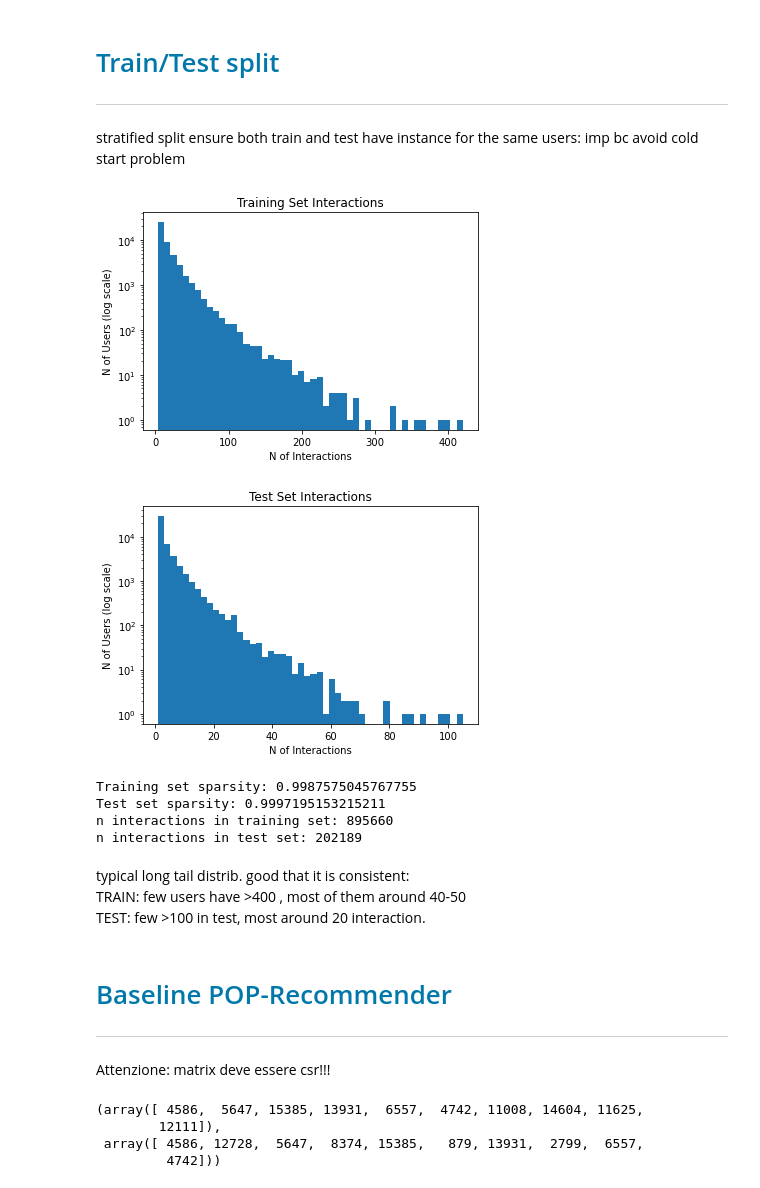
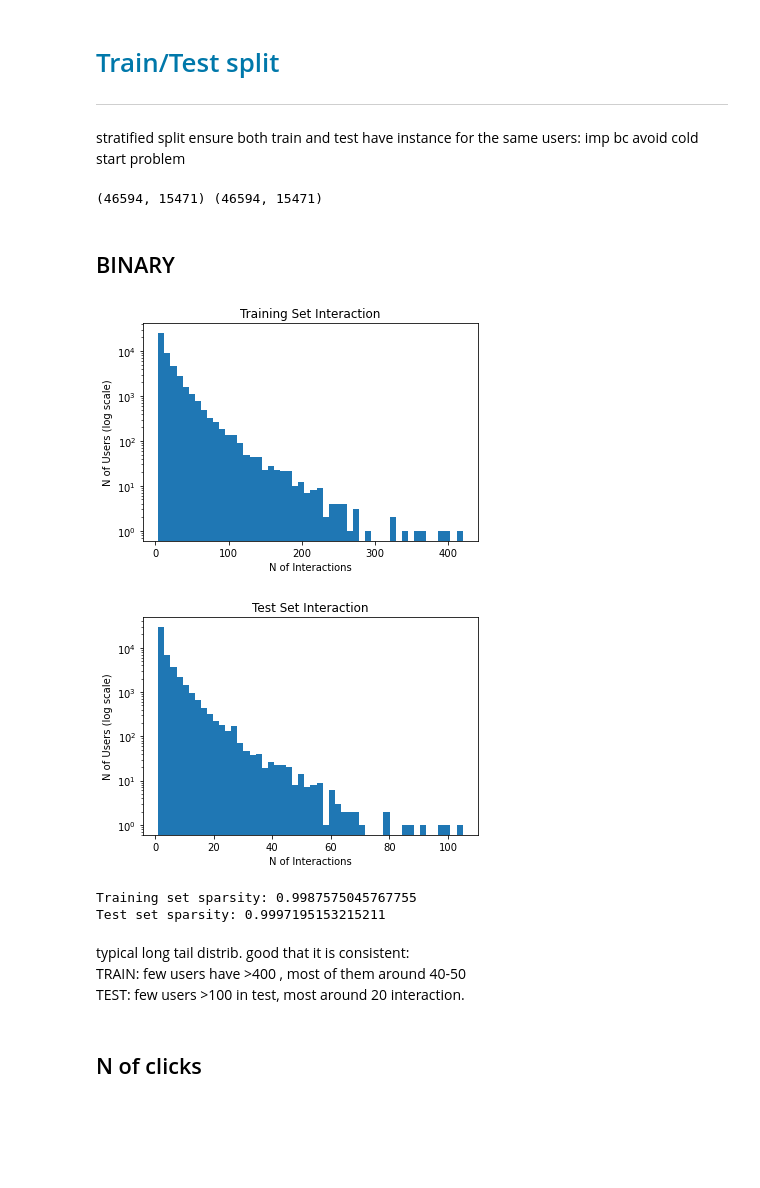
Before and after one commit to BianchiGiulia/Portfolio, a Jupyter notebook: News_Recommendation_System/collab_filt.ipynb, the cells around one changed output. Cells and saved outputs as stored; diff of their text form; code cells hidden in the pictures; blank space fills up the shorter version.

```diff
--- a/News_Recommendation_System/collab_filt.ipynb
+++ b/News_Recommendation_System/collab_filt.ipynb
@@ -77,4 +104,3 @@ print(behavior.shape)#--->(156965, 5)
 # %%
 #initialize interaction matrix shape (users, news)
-interaction_matrix_small = pd.DataFrame(0, index=behavior['User ID'].unique(), columns=news['News ID'].unique())
-print(interaction_matrix_small.shape) #--->(50000, 51282)
+interaction_matrix_small = pd.DataFrame(0, index=behavior['User ID'].unique(), columns=news['News ID'].unique(), dtype='int16')
@@ -169 +274,9 @@ interaction_matrix_csr = load_npz('interaction_matrix.npz')
+# %%
+bin_interaction_matrix_csr = load_npz('binary_interaction_matrix.npz')
+n_interaction_martrix_csr = load_npz('n_click_interaction_matrix.npz')
+print(bin_interaction_matrix_csr.shape, n_interaction_martrix_csr.shape)
+# %% [output]
+(46594, 15471) (46594, 15471)
+# %% [markdown]
+## BINARY
 # %%
@@ -218,46 +325,43 @@ save_npz('test_matrix.npz', test_matrix)
 # %%
-# plot distr for training & test sets
-def plot_interaction_distribution(interactions, title):
-    user_interactions = {}
-    for user, _ in interactions:
-        user_interactions[user] = user_interactions.get(user, 0) + 1
+b_test_matrix = load_npz('b_test_matrix.npz')
+b_train_matrix = load_npz('b_train_matrix.npz')
+def plot_interactions_distribution(train_matrix, test_matrix):
 
-    plt.hist(user_interactions.values(), bins=50, log=True) # Log allows also to see the small values
-    plt.title(title)
+    train_interactions_per_user = np.diff(train_matrix.indptr)
+    test_interactions_per_user = np.diff(test_matrix.indptr)
+
+    #train
+    plt.hist(train_interactions_per_user, bins=50, log=True)
+    plt.title('Training Set Interaction')
     plt.xlabel('N of Interactions')
     plt.ylabel('N of Users (log scale)')
     plt.show()
-plot_interaction_distribution(train_interactions, 'Training Set Interactions')
-plot_interaction_distribution(test_interactions, 'Test Set Interactions')
+    #test
+    plt.hist(test_interactions_per_user, bins=50, log=True)
+    plt.title('Test Set Interaction')
+    plt.xlabel('N of Interactions')
+    plt.ylabel('N of Users (log scale)')
+    plt.show()
 
 #have a look at sparsity (should be very high)
 def calculate_sparsity(matrix):
     total_possible_interactions = matrix.shape[0] * matrix.shape[1]
     actual_interactions = len(matrix.nonzero()[0])
     sparsity = 1 - (actual_interactions / total_possible_interactions)
     return sparsity
 
-train_sparsity = calculate_sparsity(train_matrix)
-test_sparsity = calculate_sparsity(test_matrix)
+
+plot_interactions_distribution(b_train_matrix, b_test_matrix)
+train_sparsity = calculate_sparsity(b_train_matrix)
+test_sparsity = calculate_sparsity(b_test_matrix)
 print("Training set sparsity:", train_sparsity)
 print("Test set sparsity:", test_sparsity)
-print("n interactions in training set:", len(train_interactions))
-print("n interactions in test set:", len(test_interactions))
 # %% [output]
-[figure, old version]
+[figure, new version]
-[figure, old version]
+[figure, new version]
 Training set sparsity: 0.9987575045767755
 Test set sparsity: 0.9997195153215211
-n interactions in training set: 895660
-n interactions in test set: 202189
 # %% [markdown]
 typical long tail distrib. good that it is  consistent: <br>
 TRAIN: few users have >400 , most of them around 40-50<br>
-TEST: few >100 in test, most around 20 interaction.<br>
+TEST: few users >100 in test, most around 20 interaction.<br>
-# %% [markdown]
-<h1 style="color:rgb(0,120,170)">Baseline POP-Recommender</h1>
-
-------------------------------------------------------
-
-<a id="Baseline"></a>
-Attenzione: matrix deve essere csr!!!
@@ -274,9 +368,2 @@ def pop_baseline(interaction_matrix: csr_matrix, user_id: int, k=10):
-# %%
-u_0 = pop_baseline(train_matrix, user_id=0, k=10)
-u_1 = pop_baseline(train_matrix, user_id=1, k=10)
-u_0, u_1
-# %% [output]
-(array([ 4586,  5647, 15385, 13931,  6557,  4742, 11008, 14604, 11625,
-        12111]),
- array([ 4586, 12728,  5647,  8374, 15385,   879, 13931,  2799,  6557,
-         4742]))
+# %% [markdown]
+## N of clicks
```
Also changed, not shown: parts of 39 cells of this notebook.
